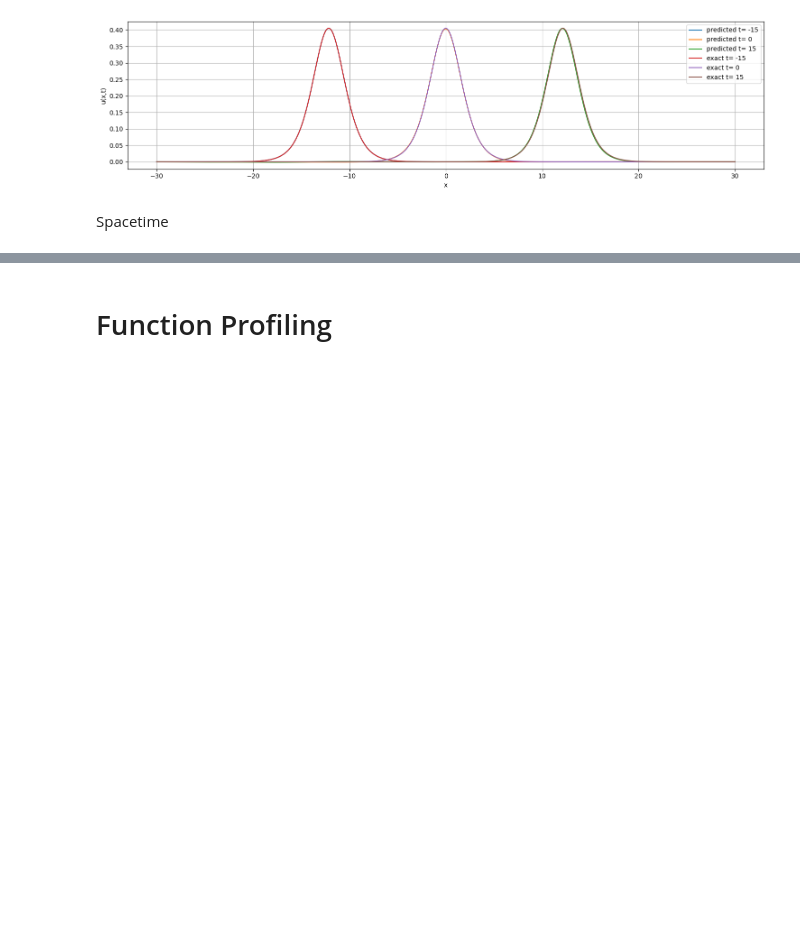
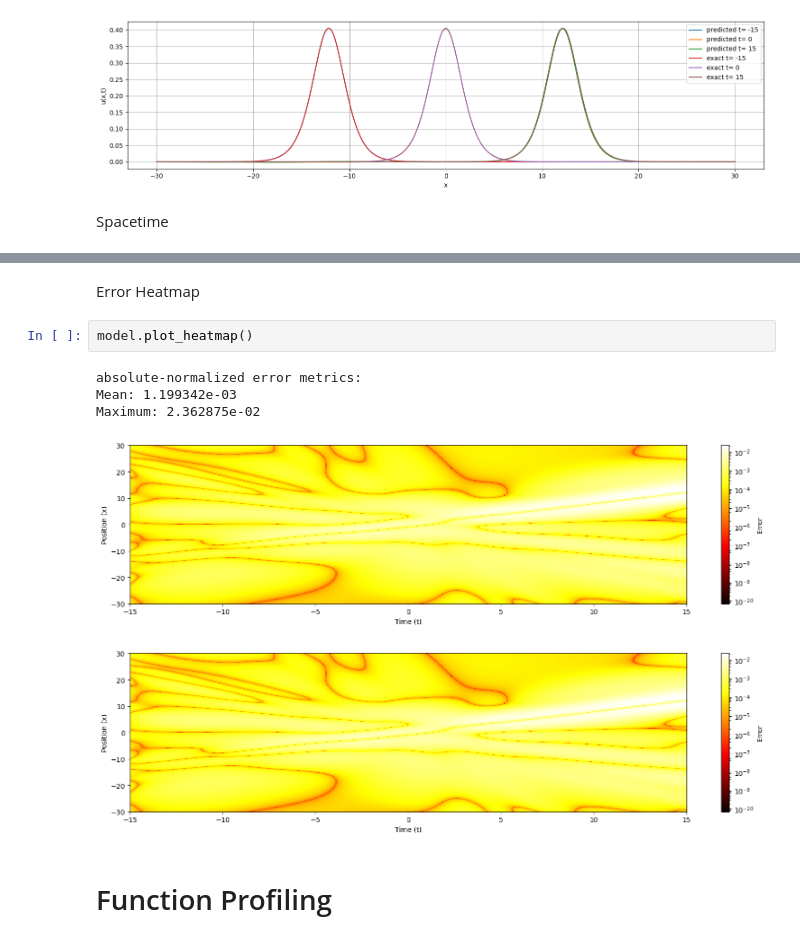
Before and after one commit to JairdanC/soliton-pinns, a Jupyter notebook: models_refactor/kdv/tester.ipynb, the cells around one changed output, grey strips where cells are left out. Cells and saved outputs as stored; diff of their text form; blank space fills up the shorter version.

```diff
--- a/models_refactor/kdv/tester.ipynb
+++ b/models_refactor/kdv/tester.ipynb
@@ -155,3 +155,13 @@ model.plot_spacetime(scatter_which=('pde', 'boundary', 'initial'), training_doma
+# %% [markdown]
+Error Heatmap
+# %%
+model.plot_heatmap()
+# %% [output]
+absolute-normalized error metrics:
+Mean: 1.199342e-03
+Maximum: 2.362875e-02
+[figure, added]
+[figure, added]
 # %% [markdown]
 # Function Profiling
 # %%
```
Also changed, not shown: parts of 2 cells of this notebook, 3 other files.
